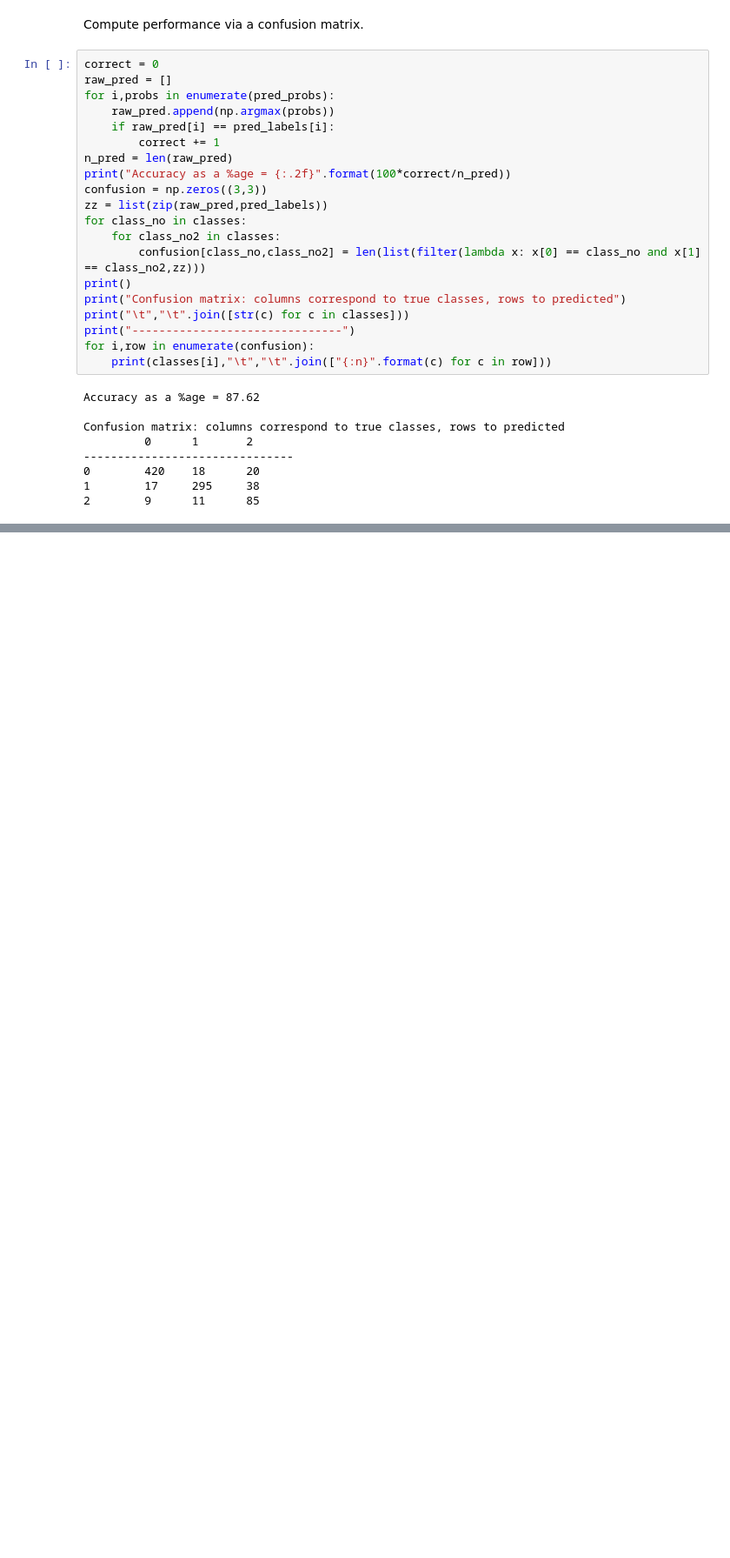
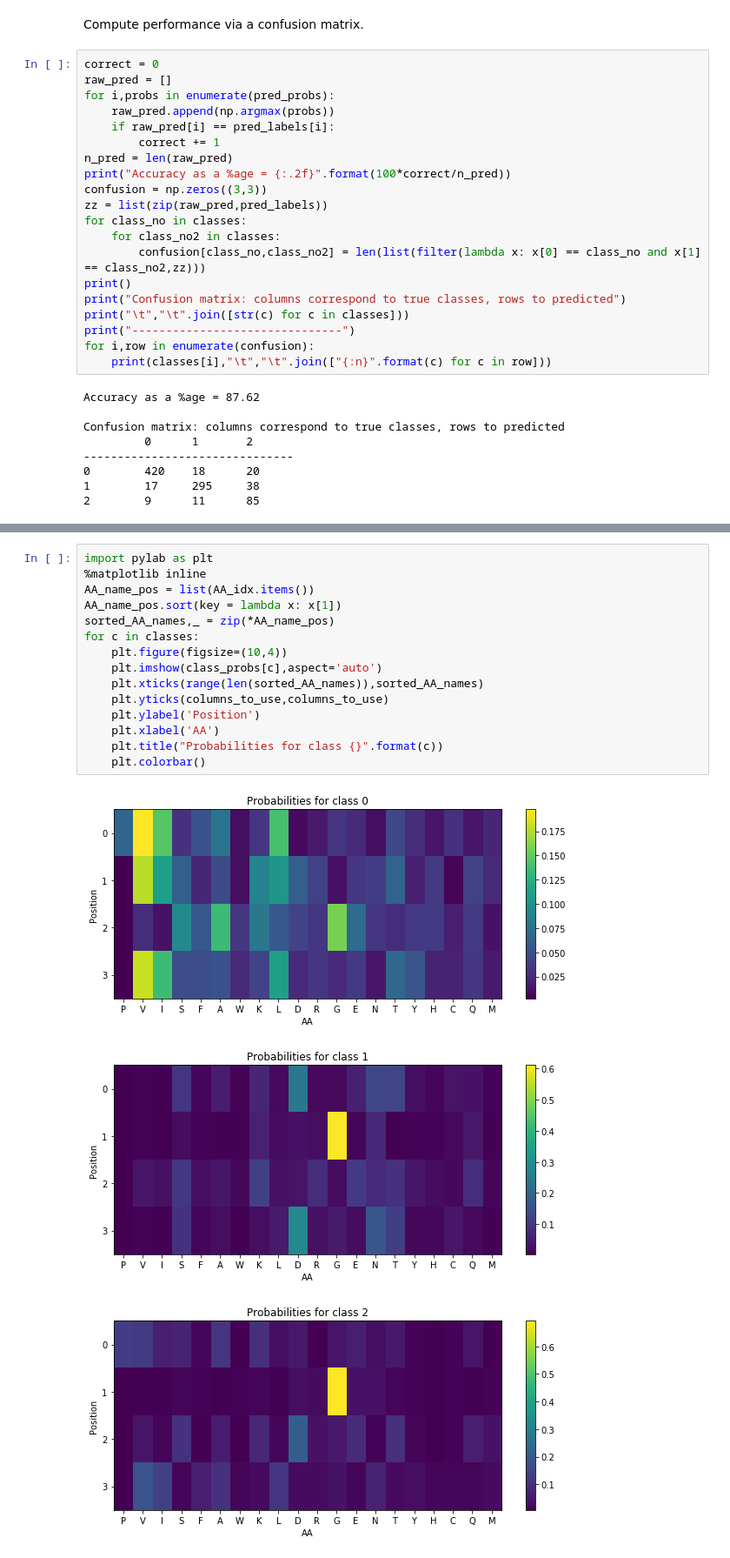
Before and after one commit to sdrogers/betabulges, a Jupyter notebook: notebooks/NaiveBayes.ipynb, the cells around one changed output, grey strips where cells are left out. Shown at 87% size. Saved outputs shown, nothing was run; the diff lists cells and outputs as text; blank space fills up the shorter version.

Commit message:
added some visualisation

```diff
--- a/notebooks/NaiveBayes.ipynb
+++ b/notebooks/NaiveBayes.ipynb
@@ -145,0 +148,19 @@ Confusion matrix: columns correspond to true classes, rows to predicted
+# %%
+import pylab as plt
+%matplotlib inline
+AA_name_pos = list(AA_idx.items())
+AA_name_pos.sort(key = lambda x: x[1])
+sorted_AA_names,_ = zip(*AA_name_pos)
+for c in classes:
+    plt.figure(figsize=(10,4))
+    plt.imshow(class_probs[c],aspect='auto')
+    plt.xticks(range(len(sorted_AA_names)),sorted_AA_names)
+    plt.yticks(columns_to_use,columns_to_use)
+    plt.ylabel('Position')
+    plt.xlabel('AA')
+    plt.title("Probabilities for class {}".format(c))
+    plt.colorbar()
+# %% [output]
+[figure, added]
+[figure, added]
+[figure, added]
```
Also changed, not shown: parts of 1 cell of this notebook, 1 other file.
